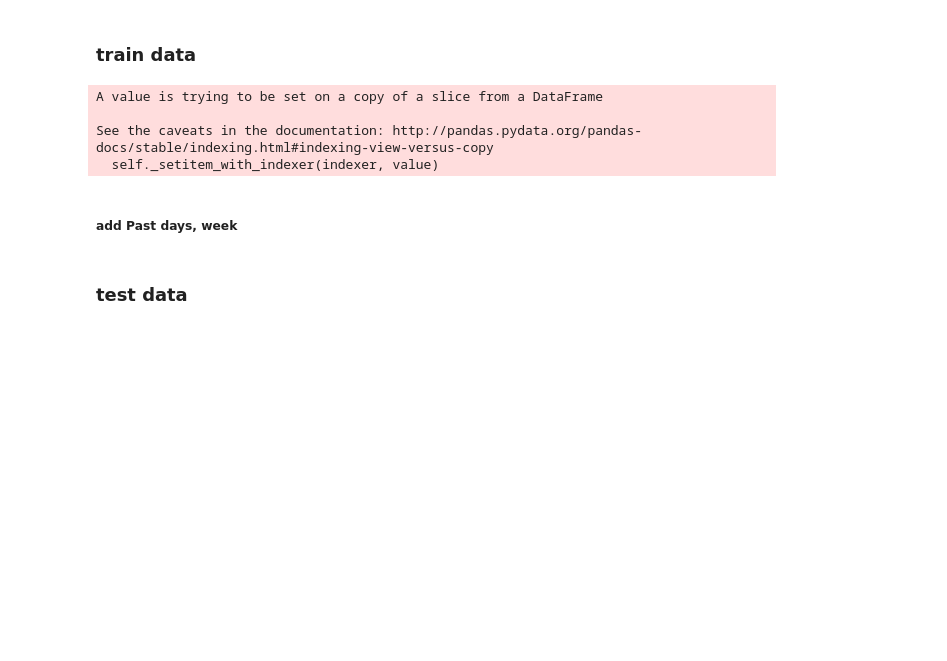
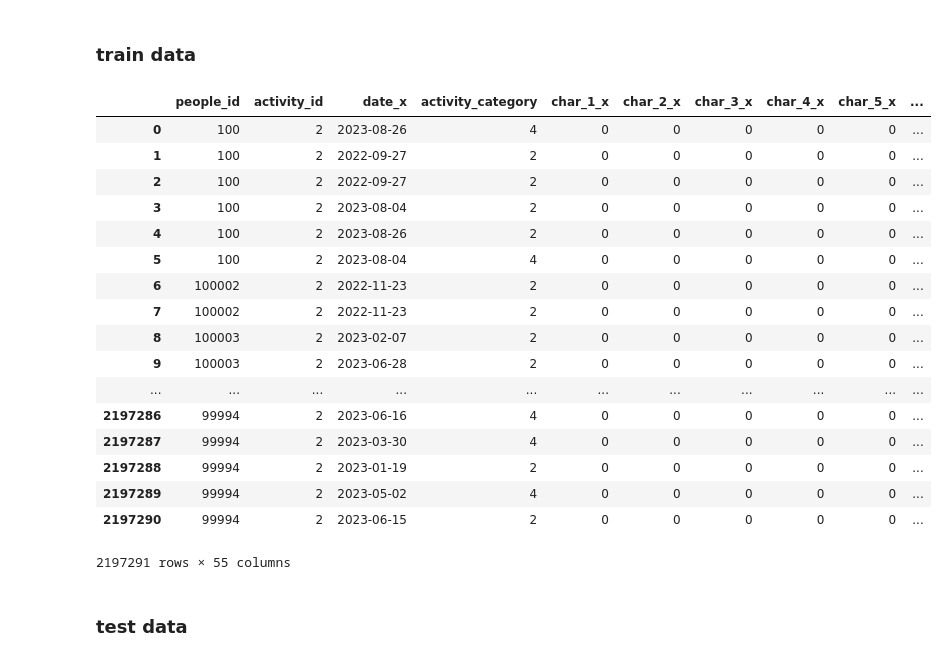
Before and after one commit to sooooner/dss_team_project_ML, a Jupyter notebook: red_hat/sooner.ipynb, the cells around one changed output. Saved outputs shown, nothing was run; the diff lists cells and outputs as text; code cells hidden in the pictures; blank space fills up the shorter version.

```diff
--- a/red_hat/sooner.ipynb
+++ b/red_hat/sooner.ipynb
@@ -106,36 +80,24 @@ df_merge.drop(['date_x', 'date_y'], axis=1, inplace=True)
-# %%
-idx1 = df_merge.activity_id[df_merge.activity_id.str.contains('^act1')].index
-idx2 = df_merge.activity_id[df_merge.activity_id.str.contains('^act2')].index
-df_merge.activity_id.loc[idx1] = 1
-df_merge.activity_id.loc[idx2] = 2
-# %% [output]
-A value is trying to be set on a copy of a slice from a DataFrame
-
-See the caveats in the documentation: http://pandas.pydata.org/pandas-docs/stable/indexing.html#indexing-view-versus-copy
-  self._setitem_with_indexer(indexer, value)
-# %%
-df_merge.replace(['ppl_', 'group ', 'type '], ['', '', ''], regex=True, inplace = True)
-# %%
-df_merge = df_merge.apply(pd.to_numeric, errors='ignore')
-# %% [markdown]
-##### add Past days, week
-# %%
-df_merge.insert(loc=2 ,column='date_x', value=df_date_x)
-# df_merge.insert(loc=3 ,column='Past_dayss_x', value=(df_merge['date_x'] - pd._libs.tslib.Timestamp('2022-07-17 00:00:00')))
-df_merge.insert(loc=3 ,column='week_x', value=df_merge['date_x'].dt.weekday)
-# df_merge.insert(loc=3 ,column='date_year_x', value=df_date_x.dt.year)
-# df_merge.insert(loc=4 ,column='date_month_x', value=df_date_x.dt.month)
-# df_merge.insert(loc=5 ,column='date_day_x', value=df_date_x.dt.day)
-# df_merge['Past_dayss_x']=(pd.to_numeric(df_merge['Past_dayss_x'])/86400000000000).astype(int)
-
-df_merge.insert(loc=18 ,column='date_y', value=df_date_y)
-# df_merge.insert(loc=19 ,column='Past_dayss_y', value=(df_merge['date_y'] - pd._libs.tslib.Timestamp('2020-05-18 00:00:00')))
-df_merge.insert(loc=19 ,column='week_y', value=df_merge['date_y'].dt.weekday)
-# df_merge.insert(loc=19 ,column='date_year_y', value=df_date_y.dt.year)
-# df_merge.insert(loc=20 ,column='date_month_y', value=df_date_y.dt.month)
-# df_merge.insert(loc=21 ,column='date_day_y', value=df_date_y.dt.day)
-# df_merge['Past_dayss_y']=(pd.to_numeric(df_merge['Past_dayss_y'])/86400000000000).astype(int)
-
-df_merge.insert(loc=4 ,column='Past_days', value=(df_merge.date_x - df_merge.date_y).astype('timedelta64[D]'))
+# %%
+str_to_num(df_merge, train=True)
+date_modify(df_merge).head()
+# %% [output]
+|  | people_id | activity_id | date_x | activity_category | char_1_x | char_2_x | char_3_x | char_4_x | char_5_x | ... |
+| 0 | 100 | 2 | 2023-08-26 | 4 | 0 | 0 | 0 | 0 | 0 | ... |
+| 1 | 100 | 2 | 2022-09-27 | 2 | 0 | 0 | 0 | 0 | 0 | ... |
+| 2 | 100 | 2 | 2022-09-27 | 2 | 0 | 0 | 0 | 0 | 0 | ... |
+| 3 | 100 | 2 | 2023-08-04 | 2 | 0 | 0 | 0 | 0 | 0 | ... |
+| 4 | 100 | 2 | 2023-08-26 | 2 | 0 | 0 | 0 | 0 | 0 | ... |
+| 5 | 100 | 2 | 2023-08-04 | 4 | 0 | 0 | 0 | 0 | 0 | ... |
+| 6 | 100002 | 2 | 2022-11-23 | 2 | 0 | 0 | 0 | 0 | 0 | ... |
+| 7 | 100002 | 2 | 2022-11-23 | 2 | 0 | 0 | 0 | 0 | 0 | ... |
+| 8 | 100003 | 2 | 2023-02-07 | 2 | 0 | 0 | 0 | 0 | 0 | ... |
+| 9 | 100003 | 2 | 2023-06-28 | 2 | 0 | 0 | 0 | 0 | 0 | ... |
+| ... | ... | ... | ... | ... | ... | ... | ... | ... | ... | ... |
+| 2197286 | 99994 | 2 | 2023-06-16 | 4 | 0 | 0 | 0 | 0 | 0 | ... |
+| 2197287 | 99994 | 2 | 2023-03-30 | 4 | 0 | 0 | 0 | 0 | 0 | ... |
+| 2197288 | 99994 | 2 | 2023-01-19 | 2 | 0 | 0 | 0 | 0 | 0 | ... |
+| 2197289 | 99994 | 2 | 2023-05-02 | 4 | 0 | 0 | 0 | 0 | 0 | ... |
+| 2197290 | 99994 | 2 | 2023-06-15 | 2 | 0 | 0 | 0 | 0 | 0 | ... |
+2197291 rows × 55 columns
 # %% [markdown]
 ### test data
```
Also changed, not shown: parts of 18 cells of this notebook.
